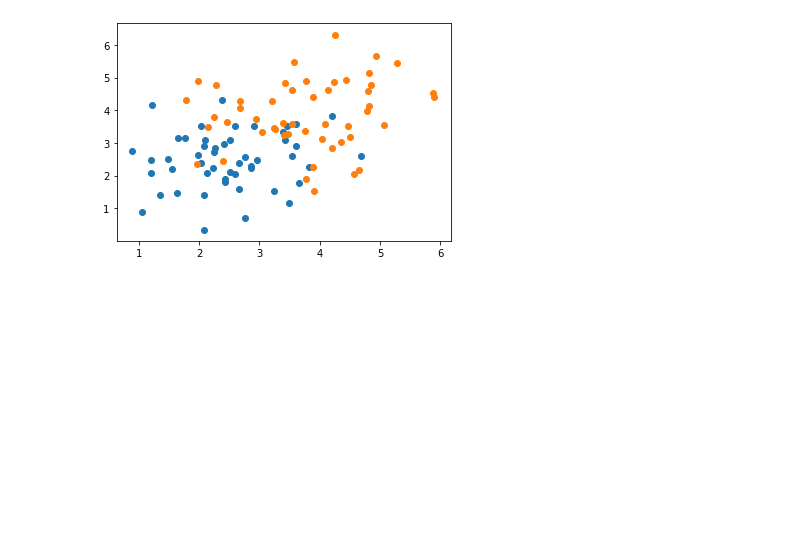
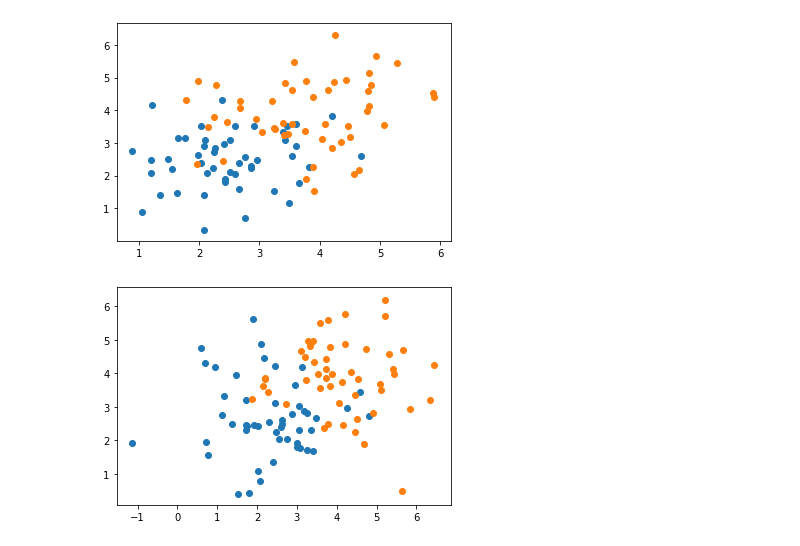
Before and after one commit to claudia-hm/BSPP, a Jupyter notebook: Project/submission/Logistic regression with pystan.ipynb, the cells around one changed output. Drawn from its saved outputs; the diff is of its cells as text; code cells hidden in the pictures; blank space fills up the shorter version.

```diff
--- a/Project/submission/Logistic regression with pystan.ipynb
+++ b/Project/submission/Logistic regression with pystan.ipynb
@@ -139,3 +135,13 @@ plt.scatter(data2_x, data2_y)
 plt.show()
 # %% [output]
 [figure]
+# %%
+N = 50
+# %%
+x1 = np.random.normal([2.5,2.5],[1,1], [N,2])
+x2 = np.random.normal([4,4],[1,1], [50,2])
+plt.scatter(x1[:,0], x1[:,1])
+plt.scatter(x2[:,0], x2[:,1])
+plt.show()
+# %% [output]
+[figure, added]
```
Also changed, not shown: parts of 8 cells of this notebook.
